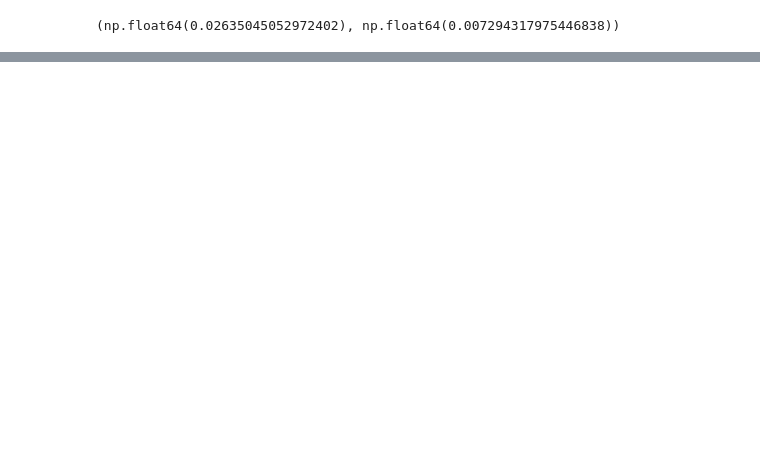
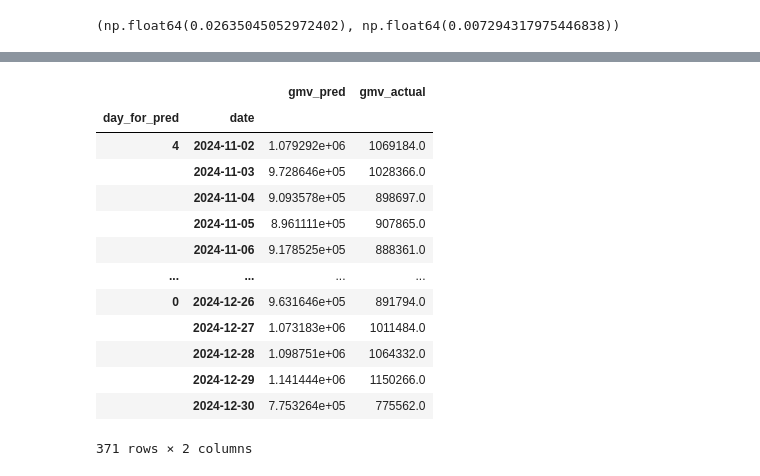
Before and after one commit to Sordid-Slug/test_ozon, a Jupyter notebook: model/forecast.ipynb, the cells around one changed output, grey strips where cells are left out. Cells and saved outputs as stored; diff of their text form; code cells hidden in the pictures; blank space fills up the shorter version.

```diff
--- a/model/forecast.ipynb
+++ b/model/forecast.ipynb
@@ -753,0 +751,24 @@ full_test(model_gmv, df)
+# %%
+def full_test(model, df, test_size=60):
+    all_dates = df.index
+    test_start = all_dates[-test_size]
+    dates_test = all_dates[all_dates.get_loc(test_start) : -7]
+
+    errors = []
+    df_full = df.copy()
+    day_for_preds = []
+
+    for t in dates_test:
+        df_hist = df.loc[:t].copy()
+
+        predict_7d = predict_7_days(model, df_hist, df_full)
+
+        day_for_preds.append(predict_7d)
+
+        actual = df.loc[predict_7d.index, 'gmv']
+        errors.append(mean_absolute_percentage_error(actual, predict_7d['gmv']))
+
+    return np.mean(errors), np.std(errors), pd.concat(day_for_preds)
+
+mean, std, day_for_preds = full_test(model_gmv, df)
+# day_for_preds.reset_index(inplace=True)
@@ -753,0 +779,17 @@ full_test(model_gmv, df)
+# %%
+day_for_preds
+# %% [output]
+|  |  | gmv_pred | gmv_actual |
+| day_for_pred | date |  |  |
+| 4 | 2024-11-02 | 1.079292e+06 | 1069184.0 |
+|  | 2024-11-03 | 9.728646e+05 | 1028366.0 |
+|  | 2024-11-04 | 9.093578e+05 | 898697.0 |
+|  | 2024-11-05 | 8.961111e+05 | 907865.0 |
+|  | 2024-11-06 | 9.178525e+05 | 888361.0 |
+| ... | ... | ... | ... |
+| 0 | 2024-12-26 | 9.631646e+05 | 891794.0 |
+|  | 2024-12-27 | 1.073183e+06 | 1011484.0 |
+|  | 2024-12-28 | 1.098751e+06 | 1064332.0 |
+|  | 2024-12-29 | 1.141444e+06 | 1150266.0 |
+|  | 2024-12-30 | 7.753264e+05 | 775562.0 |
+371 rows × 2 columns
```
Also changed, not shown: parts of 9 cells of this notebook.
